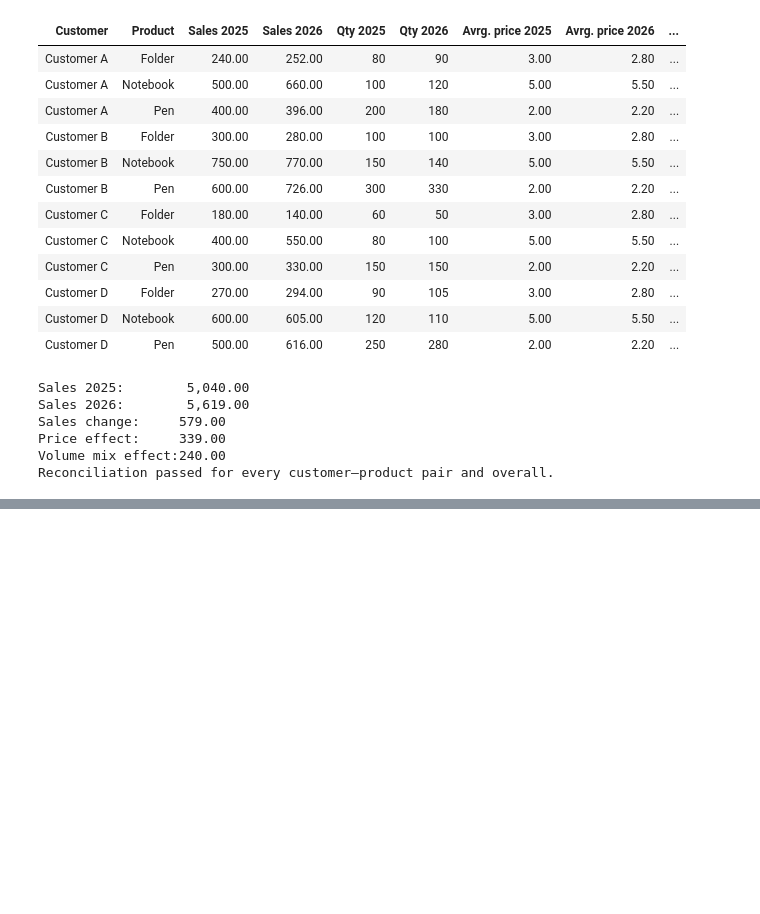
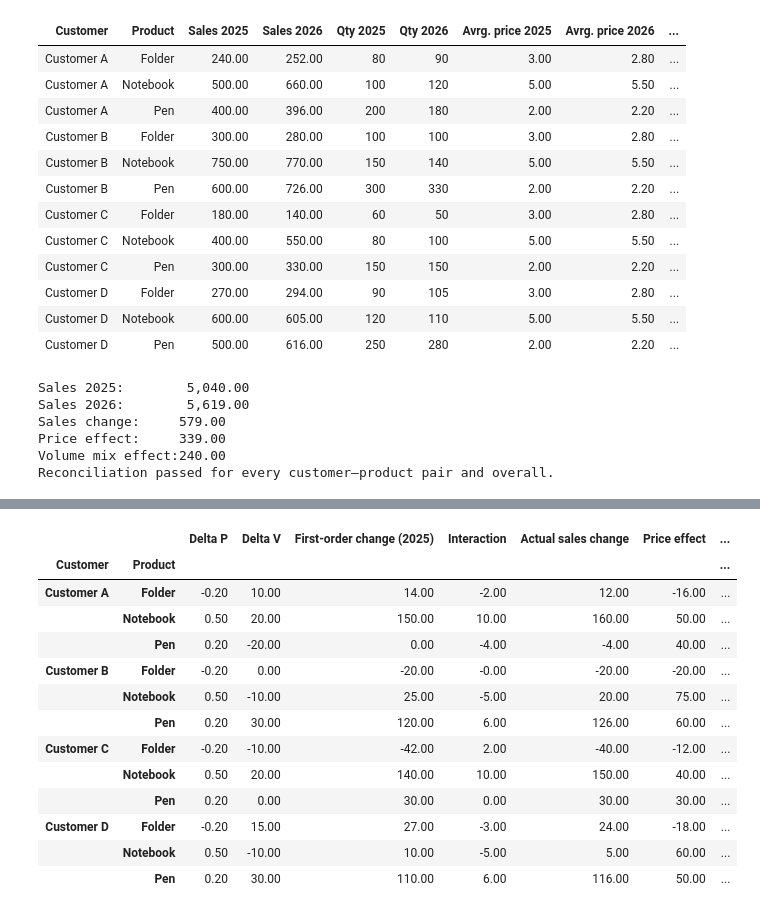
Before and after one commit to StoyanBachvarov/High-School-Math-Exam-Price-Volume-Analysis, a Jupyter notebook: Price-Volume-Implementation.ipynb, the cells around one changed output, grey strips where cells are left out. Drawn from its saved outputs; the diff is of its cells as text; code cells hidden in the pictures; blank space fills up the shorter version.

Commit message:
implement the derivatives logic in the exaple

```diff
--- a/Price-Volume-Implementation.ipynb
+++ b/Price-Volume-Implementation.ipynb
@@ -134,0 +149,84 @@ Reconciliation passed for every customer–product pair and overall.
+# %%
+import pandas as pd
+import numpy as np
+import sympy as sp
+from IPython.display import display, Math
+
+# Derive the partial derivatives symbolically.
+P, V, F = sp.symbols("P V F", real=True)
+revenue = P * V + F
+dS_dP = sp.diff(revenue, P)
+dS_dV = sp.diff(revenue, V)
+dS_dF = sp.diff(revenue, F)
+display(Math(r"S(P,V,F)=" + sp.latex(revenue)))
+for label, derivative in [
+    (r"\frac{\partial S}{\partial P}", dS_dP),
+    (r"\frac{\partial S}{\partial V}", dS_dV),
+    (r"\frac{\partial S}{\partial F}", dS_dF),
+]:
+    display(Math(label + "=" + sp.latex(derivative)))
+
+
+derivative_sales = pd.read_csv("sales_dataset.csv").rename(columns={"product": "Product"})
+derivative_sales["Sales"] = derivative_sales["Quantity"] * derivative_sales["Price"]
+yearly = derivative_sales.groupby(["Customer", "Product", "Year"]).agg(
+    Sales=("Sales", "sum"), Qty=("Quantity", "sum")
+)
+base = yearly.xs(2025, level="Year")
+current = yearly.xs(2026, level="Year")
+if not base.index.equals(current.index):
+    raise ValueError("Derivative comparison requires matching customer-product pairs.")
+if not base["Qty"].gt(0).all() or not current["Qty"].gt(0).all():
+    raise ValueError("Positive quantities are required for weighted average prices.")
+
+P1, P2 = base["Sales"] / base["Qty"], current["Sales"] / current["Qty"]
+V1, V2 = base["Qty"], current["Qty"]
+F1 = F2 = 0.0  # No fixed charges in the synthetic dataset.
+delta_P, delta_V, delta_F = P2 - P1, V2 - V1, F2 - F1
+
+# Evaluate the derived expressions, rather than estimate numerical slopes.
+price_sensitivity = sp.lambdify((P, V, F), dS_dP, "numpy")
+volume_sensitivity = sp.lambdify((P, V, F), dS_dV, "numpy")
+charge_sensitivity = sp.lambdify((P, V, F), dS_dF, "numpy")
+sensitivities = pd.DataFrame(index=base.index)
+sensitivities["dS/dP 2025"] = price_sensitivity(P1, V1, F1)
+sensitivities["dS/dP 2026"] = price_sensitivity(P2, V2, F2)
+sensitivities["dS/dV 2025"] = volume_sensitivity(P1, V1, F1)
+sensitivities["dS/dV 2026"] = volume_sensitivity(P2, V2, F2)
+sensitivities["dS/dF (both years)"] = charge_sensitivity(P1, V1, F1)
+print("Revenue sensitivities by customer and product")
+display(sensitivities.style.format("{:,.2f}"))
+
+derivative_effects = pd.DataFrame(index=base.index)
+derivative_effects["Delta P"] = delta_P
+derivative_effects["Delta V"] = delta_V
+derivative_effects["First-order change (2025)"] = (
+    sensitivities["dS/dP 2025"] * delta_P
+    + sensitivities["dS/dV 2025"] * delta_V
+    + sensitivities["dS/dF (both years)"] * delta_F
+)
+derivative_effects["Interaction"] = delta_P * delta_V
+derivative_effects["Actual sales change"] = current["Sales"] - base["Sales"]
+derivative_effects["Price effect"] = (
+    sensitivities["dS/dP 2025"] * delta_P
+    + sensitivities["dS/dF (both years)"] * delta_F
+)
+derivative_effects["Volume mix effect"] = sensitivities["dS/dV 2026"] * delta_V
+
+# Validate both the finite-change expansion and the classical comparison path.
+np.testing.assert_allclose(
+    derivative_effects["First-order change (2025)"] + derivative_effects["Interaction"],
+    derivative_effects["Actual sales change"], atol=1e-8, rtol=0,
+)
+np.testing.assert_allclose(
+    derivative_effects["Price effect"] + derivative_effects["Volume mix effect"],
+    derivative_effects["Actual sales change"], atol=1e-8, rtol=0,
+)
+print("Finite changes and the classical path (amounts in the dataset currency)")
+display(derivative_effects.style.format("{:,.2f}"))
+print(f"Starting-sensitivity approximation: {derivative_effects['First-order change (2025)'].sum():,.2f}")
+print(f"Price-quantity interaction: {derivative_effects['Interaction'].sum():,.2f}")
+print(f"Actual sales change: {derivative_effects['Actual sales change'].sum():,.2f}")
+print(f"Classical price effect: {derivative_effects['Price effect'].sum():,.2f}")
+print(f"Classical volume/mix effect: {derivative_effects['Volume mix effect'].sum():,.2f}")
+# %% [output]
@@ -134,0 +253,14 @@ Reconciliation passed for every customer–product pair and overall.
+|  |  | Delta P | Delta V | First-order change (2025) | Interaction | Actual sales change | Price effect | ... |
+| Customer | Product |  |  |  |  |  |  | ... |
+| Customer A | Folder | -0.20 | 10.00 | 14.00 | -2.00 | 12.00 | -16.00 | ... |
+|  | Notebook | 0.50 | 20.00 | 150.00 | 10.00 | 160.00 | 50.00 | ... |
+|  | Pen | 0.20 | -20.00 | 0.00 | -4.00 | -4.00 | 40.00 | ... |
+| Customer B | Folder | -0.20 | 0.00 | -20.00 | -0.00 | -20.00 | -20.00 | ... |
+|  | Notebook | 0.50 | -10.00 | 25.00 | -5.00 | 20.00 | 75.00 | ... |
+|  | Pen | 0.20 | 30.00 | 120.00 | 6.00 | 126.00 | 60.00 | ... |
+| Customer C | Folder | -0.20 | -10.00 | -42.00 | 2.00 | -40.00 | -12.00 | ... |
+|  | Notebook | 0.50 | 20.00 | 140.00 | 10.00 | 150.00 | 40.00 | ... |
+|  | Pen | 0.20 | 0.00 | 30.00 | 0.00 | 30.00 | 30.00 | ... |
+| Customer D | Folder | -0.20 | 15.00 | 27.00 | -3.00 | 24.00 | -18.00 | ... |
+|  | Notebook | 0.50 | -10.00 | 10.00 | -5.00 | 5.00 | 60.00 | ... |
+|  | Pen | 0.20 | 30.00 | 110.00 | 6.00 | 116.00 | 50.00 | ... |
```
Also changed, not shown: parts of 3 cells of this notebook.
